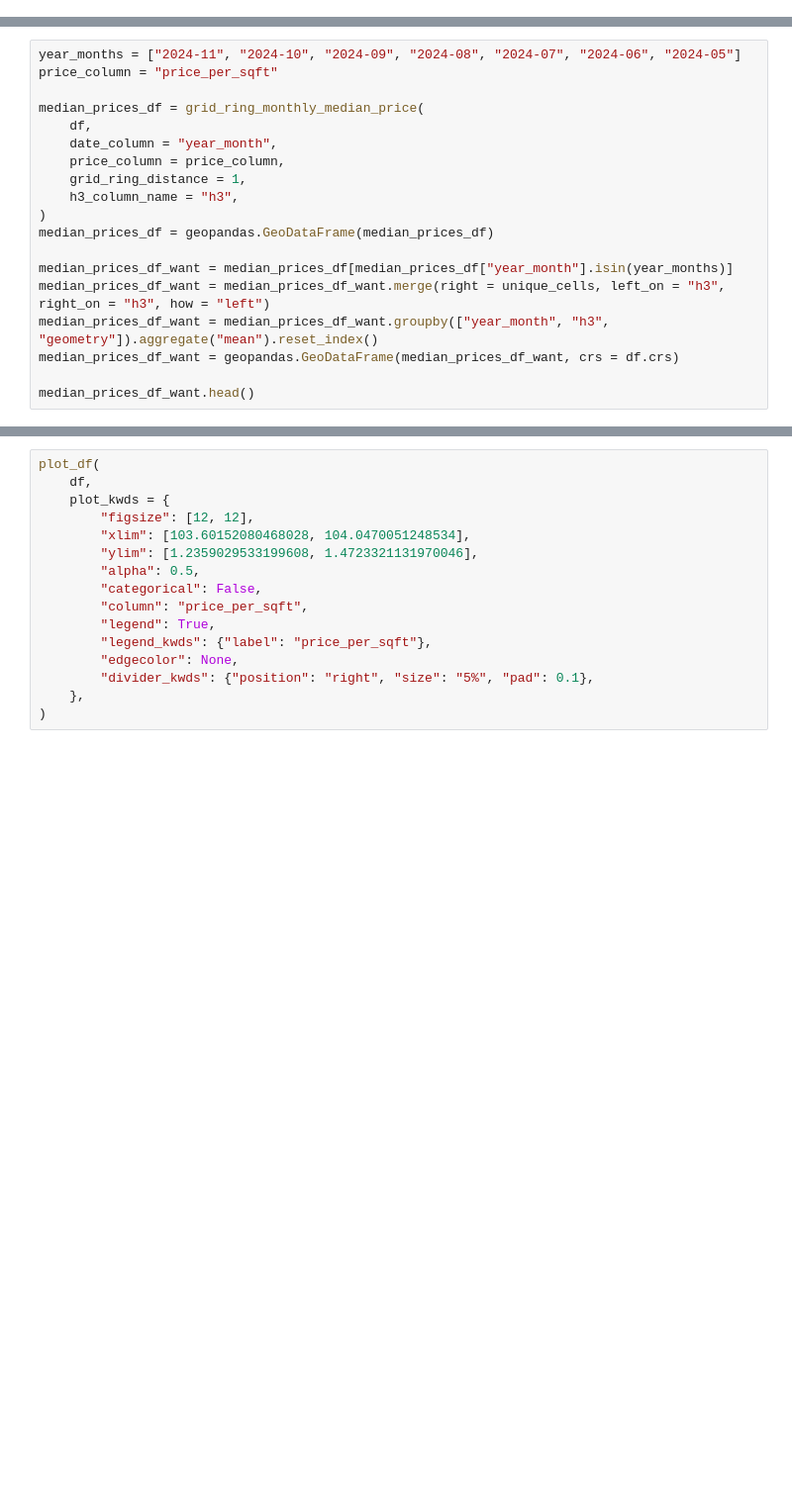
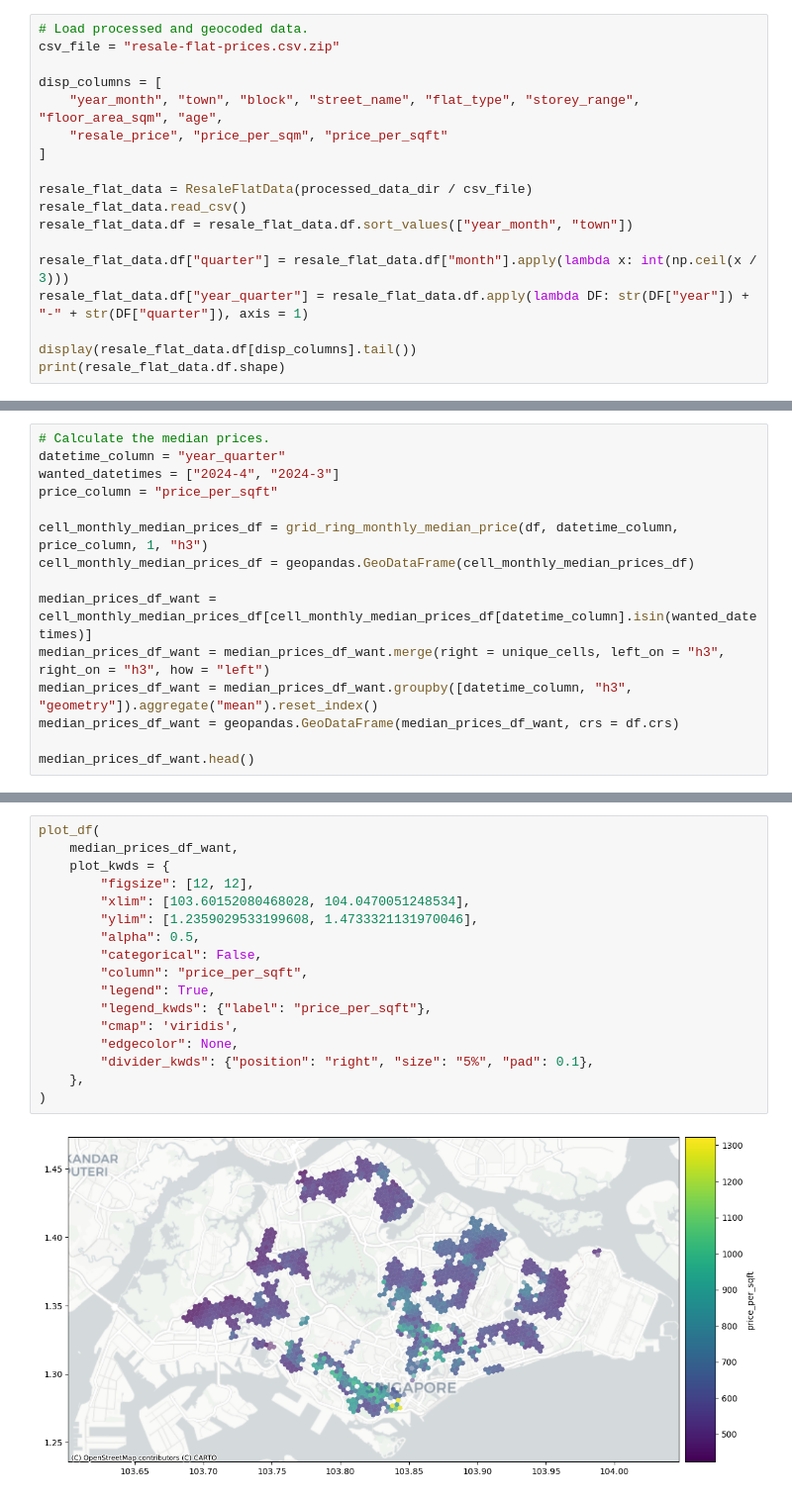
Before and after one commit to natsunoyuki/resale-flat-prices, a Jupyter notebook: notebooks/h3_statistical_analysis.ipynb, the cells around one changed output, grey strips where cells are left out. Shown at 99% size. Cells and saved outputs as stored; diff of their text form; blank space fills up the shorter version.

```diff
--- a/notebooks/h3_statistical_analysis.ipynb
+++ b/notebooks/h3_statistical_analysis.ipynb
@@ -33,0 +26,18 @@ print(resale_flat_data.df.shape)
+# %%
+# Load processed and geocoded data.
+csv_file = "resale-flat-prices.csv.zip"
+
+disp_columns = [
+    "year_month", "town", "block", "street_name", "flat_type", "storey_range", "floor_area_sqm", "age",
+    "resale_price", "price_per_sqm", "price_per_sqft"
+]
+
+resale_flat_data = ResaleFlatData(processed_data_dir / csv_file)
+resale_flat_data.read_csv()
+resale_flat_data.df = resale_flat_data.df.sort_values(["year_month", "town"])
+
+resale_flat_data.df["quarter"] = resale_flat_data.df["month"].apply(lambda x: int(np.ceil(x / 3)))
+resale_flat_data.df["year_quarter"] = resale_flat_data.df.apply(lambda DF: str(DF["year"]) + "-" + str(DF["quarter"]), axis = 1)
+
+display(resale_flat_data.df[disp_columns].tail())
+print(resale_flat_data.df.shape)
@@ -55,19 +76,15 @@ print(df.shape)
 # %%
-year_months = ["2024-11", "2024-10", "2024-09", "2024-08", "2024-07", "2024-06", "2024-05"]
+# Calculate the median prices.
+datetime_column = "year_quarter"
+wanted_datetimes = ["2024-4", "2024-3"]
 price_column = "price_per_sqft"
 
-median_prices_df = grid_ring_monthly_median_price(
-    df,
-    date_column = "year_month",
-    price_column = price_column,
-    grid_ring_distance = 1,
-    h3_column_name = "h3",
-)
-median_prices_df = geopandas.GeoDataFrame(median_prices_df)
+cell_monthly_median_prices_df = grid_ring_monthly_median_price(df, datetime_column, price_column, 1, "h3")
+cell_monthly_median_prices_df = geopandas.GeoDataFrame(cell_monthly_median_prices_df)
 
-median_prices_df_want = median_prices_df[median_prices_df["year_month"].isin(year_months)]
+median_prices_df_want = cell_monthly_median_prices_df[cell_monthly_median_prices_df[datetime_column].isin(wanted_datetimes)]
 median_prices_df_want = median_prices_df_want.merge(right = unique_cells, left_on = "h3", right_on = "h3", how = "left")
-median_prices_df_want = median_prices_df_want.groupby(["year_month", "h3", "geometry"]).aggregate("mean").reset_index()
+median_prices_df_want = median_prices_df_want.groupby([datetime_column, "h3", "geometry"]).aggregate("mean").reset_index()
 median_prices_df_want = geopandas.GeoDataFrame(median_prices_df_want, crs = df.crs)
 
 median_prices_df_want.head()
@@ -74,16 +98,19 @@ median_prices_df_want.head()
 # %%
 plot_df(
-    df,
+    median_prices_df_want,
     plot_kwds = {
         "figsize": [12, 12],
         "xlim": [103.60152080468028, 104.0470051248534],
-        "ylim": [1.2359029533199608, 1.4723321131970046],
+        "ylim": [1.2359029533199608, 1.4733321131970046],
         "alpha": 0.5,
         "categorical": False,
         "column": "price_per_sqft",
         "legend": True,
         "legend_kwds": {"label": "price_per_sqft"},
+        "cmap": 'viridis',
         "edgecolor": None,
         "divider_kwds": {"position": "right", "size": "5%", "pad": 0.1},
     },
 )
+# %% [output]
+[figure, added]
```
Also changed, not shown: parts of 7 cells of this notebook, 4 other files.
